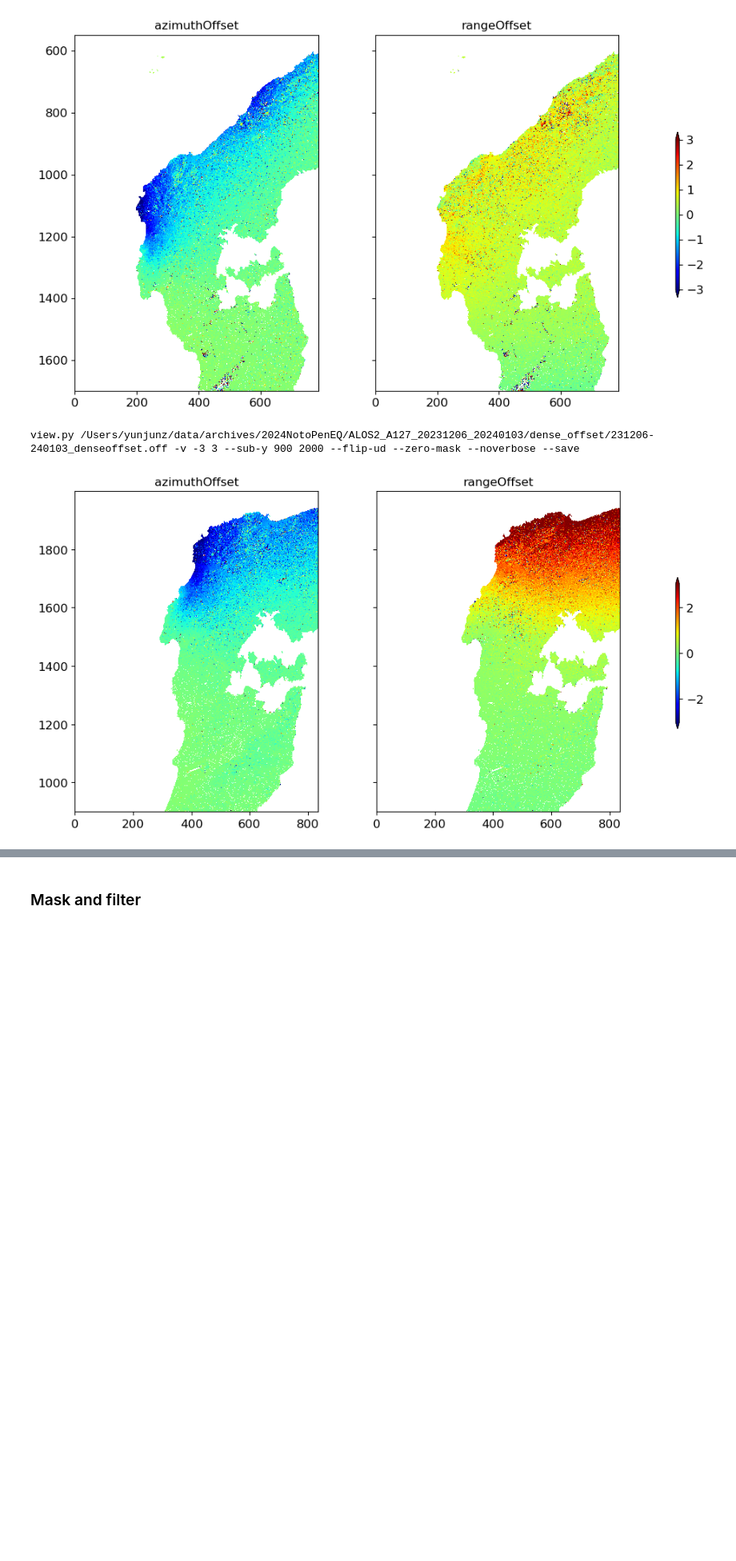
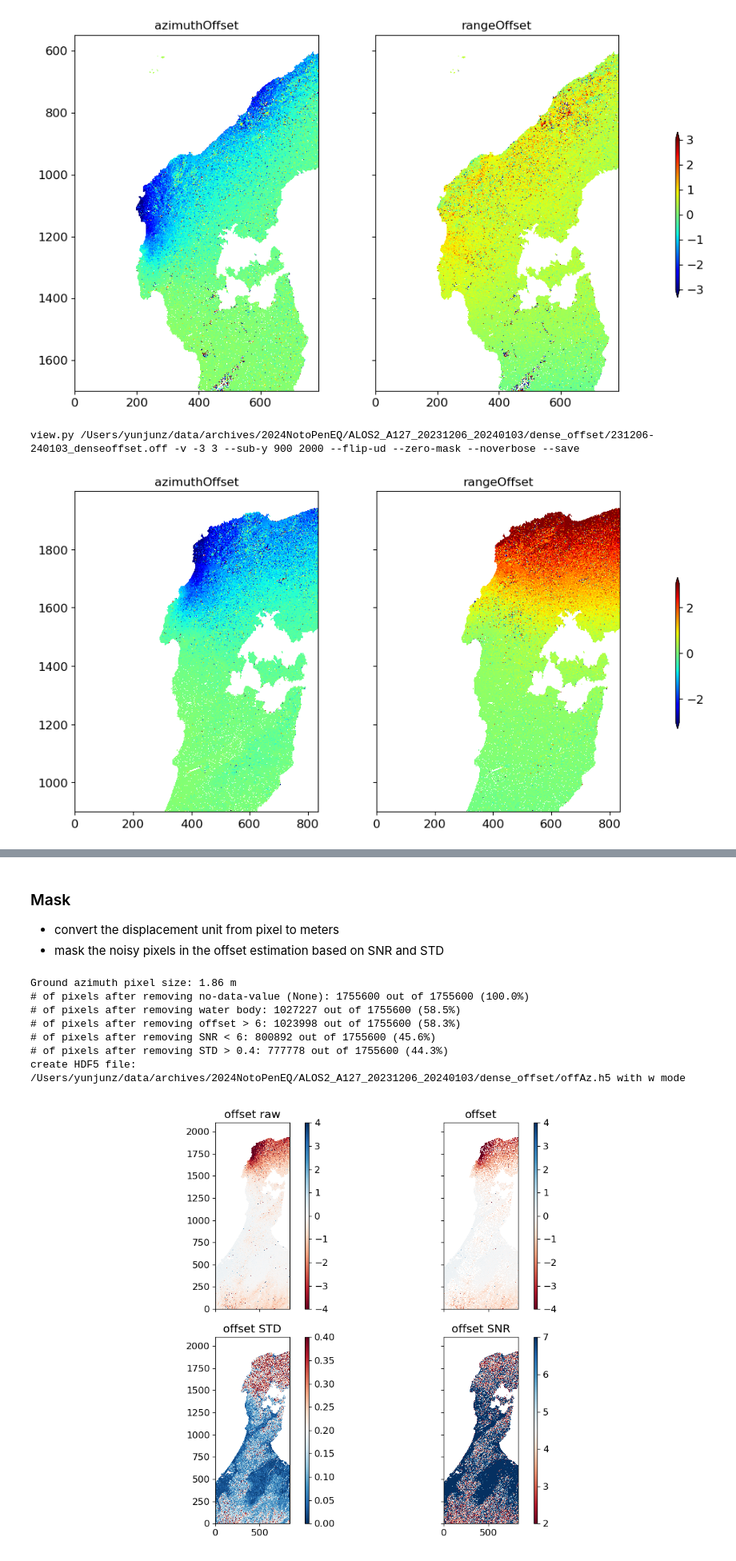
Before and after one commit to yunjunz/2024-Noto-EQ, a Jupyter notebook: prep_alos2_off.ipynb, the cells around one changed output, grey strips where cells are left out. Shown at 80% size. Drawn from its saved outputs; the diff is of its cells as text; code cells hidden in the pictures; blank space fills up the shorter version.

```diff
--- a/prep_alos2_off.ipynb
+++ b/prep_alos2_off.ipynb
@@ -20,0 +49,5 @@ Go to directory: /Users/yunjunz/data/archives/2024NotoPenEQ/notebooks
+# %%
+config = {
+    'ALOS2_A127_20231206_20240103_RG': {'x_step':32, 'y_step':32, 'max_off':5, 'min_snr':5, 'max_std':0.5},
+    'ALOS2_A127_20231206_20240103_AZ': {'x_step':32, 'y_step':32, 'max_off':6, 'min_snr':6, 'max_std':0.4},
+}[ds_name]
@@ -46,0 +216,15 @@ view.py /Users/yunjunz/data/archives/2024NotoPenEQ/ALOS2_A127_20231206_20240103/
+# %%
+# grab the spatial resolution in meters
+meta = readfile.read_attribute(geom_file)
+inc_angle_c = float(meta['CENTER_INCIDENCE_ANGLE'])
+ystep_m = ut.azimuth_ground_resolution(meta)
+xstep_m = ut.range_ground_resolution(meta)
+print(f'y/x step: {ystep_m:.1f} / {xstep_m:.1f} m')
+
+# set to the nearest common integer value
+step_m = 60 # m
+
+# convert from meters to degrees
+ystep_d = step_m / 108e3
+xstep_d = step_m / (108e3 * np.cos(np.deg2rad(inc_angle_c)))
+print(f'y/x step: {ystep_d:.8f}, {xstep_d:.8f} deg')
@@ -47,2 +255,33 @@ view.py /Users/yunjunz/data/archives/2024NotoPenEQ/ALOS2_A127_20231206_20240103/
 # %% [markdown]
-### Mask and filter
+### Mask
+
++ convert the displacement unit from pixel to meters
++ mask the noisy pixels in the offset estimation based on SNR and STD
+# %%
+off, off_std, off_snr = read_offset(meta, off_file, cov_file, snr_file)
+off, off_std, off_snr, off_raw = mask_offset(off, off_std, off_snr, config)
+
+# write to one HDF5 files
+meta['FILE_TYPE'] = 'displacement'
+meta['ORBIT_DIRECTION'] = 'ASCENDING' if ds_name.split('_')[1].startswith('A') else 'DESCENDING'
+if redo or not os.path.isfile(rdr_file):
+    ds_dict      = {'displacement' : np.array(off, dtype=np.float32), 'displacementStd' : np.array(off_std, dtype=np.float32)}
+    ds_unit_dict = {'displacement' : 'm', 'displacementStd' : 'm'}
+    writefile.write(ds_dict, out_file=rdr_file, metadata=meta, ds_unit_dict=ds_unit_dict, compression='lzf', print_msg=False)
+
+# plot
+%matplotlib widget
+fig, axs = plt.subplots(nrows=2, ncols=2, figsize=[10, 8], sharex=True, sharey=True)
+for ax, data, [vmin, vmax], cmap, title in zip(axs.flatten(), [off_raw, off, off_std, off_snr], [[-4, 4], [-4, 4], [0, config['max_std']], [2, config['min_snr']+1]], ['RdBu', 'RdBu', 'RdBu_r', 'RdBu'], ['offset raw', 'offset', 'offset STD', 'offset SNR']):
+    im = ax.imshow(data, cmap=cmap, vmin=vmin, vmax=vmax, interpolation='nearest'); fig.colorbar(im, ax=ax, aspect=50); pp.auto_flip_direction(meta, ax, print_msg=False); ax.set_title(title)
+fig.tight_layout()
+plt.show()
+# %% [output]
+Ground azimuth pixel size: 1.86 m
+# of pixels after removing no-data-value (None): 1755600 out of 1755600 (100.0%)
+# of pixels after removing water body: 1027227 out of 1755600 (58.5%)
+# of pixels after removing offset > 6: 1023998 out of 1755600 (58.3%)
+# of pixels after removing SNR < 6: 800892 out of 1755600 (45.6%)
+# of pixels after removing STD > 0.4: 777778 out of 1755600 (44.3%)
+create HDF5 file: /Users/yunjunz/data/archives/2024NotoPenEQ/ALOS2_A127_20231206_20240103/dense_offset/offAz.h5 with w mode
+[figure, added]
```
Also changed, not shown: parts of 11 cells of this notebook.
